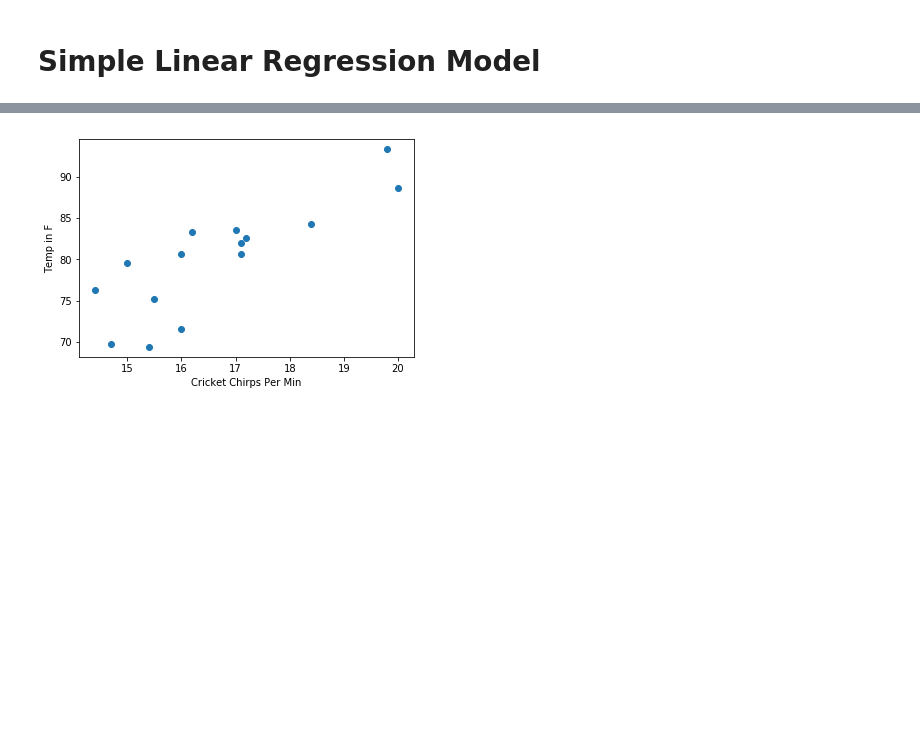
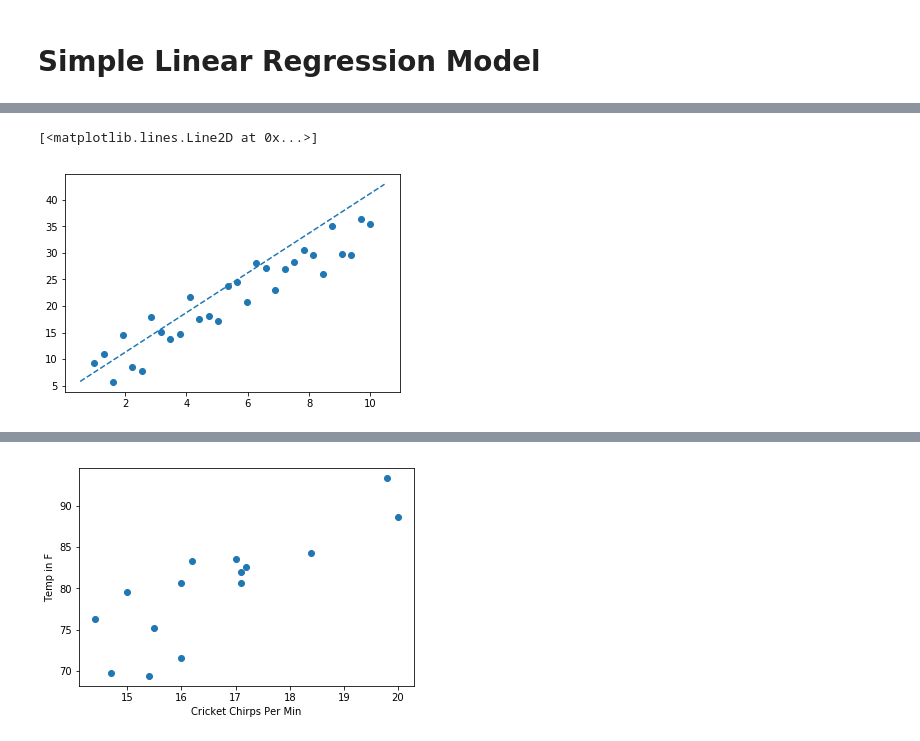
Before and after one commit to dbkamal/Machine_Learning_Practice_Python, a Jupyter notebook: model/Simple_Linear_Regression_Model.ipynb, the cells around one changed output, grey strips where cells are left out. Saved outputs shown, nothing was run; the diff lists cells and outputs as text; code cells hidden in the pictures; blank space fills up the shorter version.

```diff
--- a/model/Simple_Linear_Regression_Model.ipynb
+++ b/model/Simple_Linear_Regression_Model.ipynb
@@ -9,0 +28,4 @@ import matplotlib.pyplot as plt
+# %%
+def compute_cost(X, Y, theta):
+    inner = np.power(np.matmul(X, theta) - Y, 2)
+    return np.sum(inner) / (2 * len(X))
@@ -9,0 +34,10 @@ import matplotlib.pyplot as plt
+# %%
+def gradient_descent(X, Y, theta, alpha, epochs):
+    for i in range(epochs):
+        theta = theta - (alpha/len(X)) * np.sum((X @ theta - Y) * X, axis=0)
+        cost = compute_cost(X, Y, theta)
+
+#         if i % 10 == 0:
+#             print('theta: ', theta)
+#             print('cost: ', cost)
+    return (theta, cost)
@@ -9,0 +59,10 @@ import matplotlib.pyplot as plt
+# %%
+# final plot
+plt.scatter(X[:, 0].reshape(-1,1), Y)
+axes = plt.gca()
+x_vals = np.array(axes.get_xlim())
+y_vals = g[0][0] + g[0][1]* x_vals #the line equation
+plt.plot(x_vals, y_vals, '--')
+# %% [output]
+[<matplotlib.lines.Line2D at 0x...>]
+[figure, added]
```
Also changed, not shown: parts of 17 cells of this notebook.
